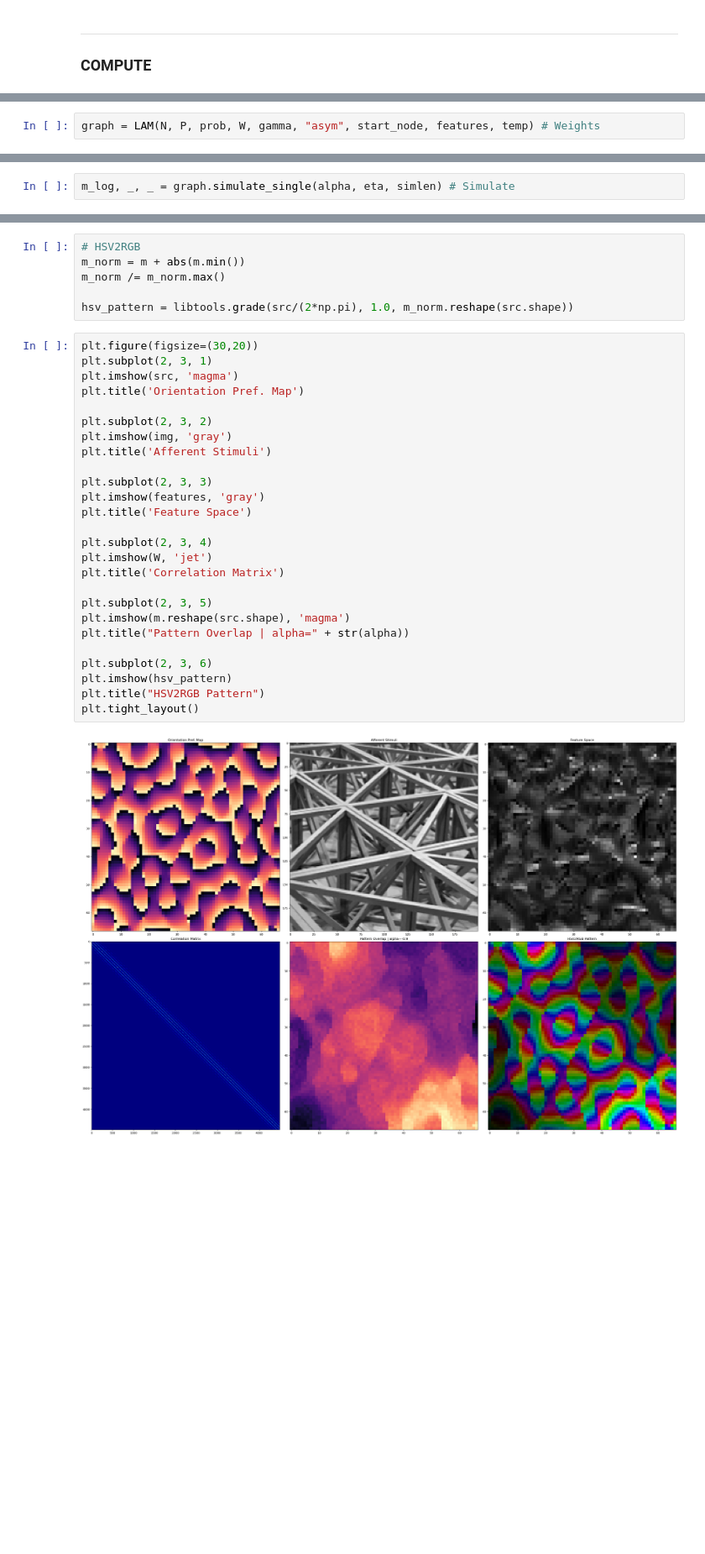
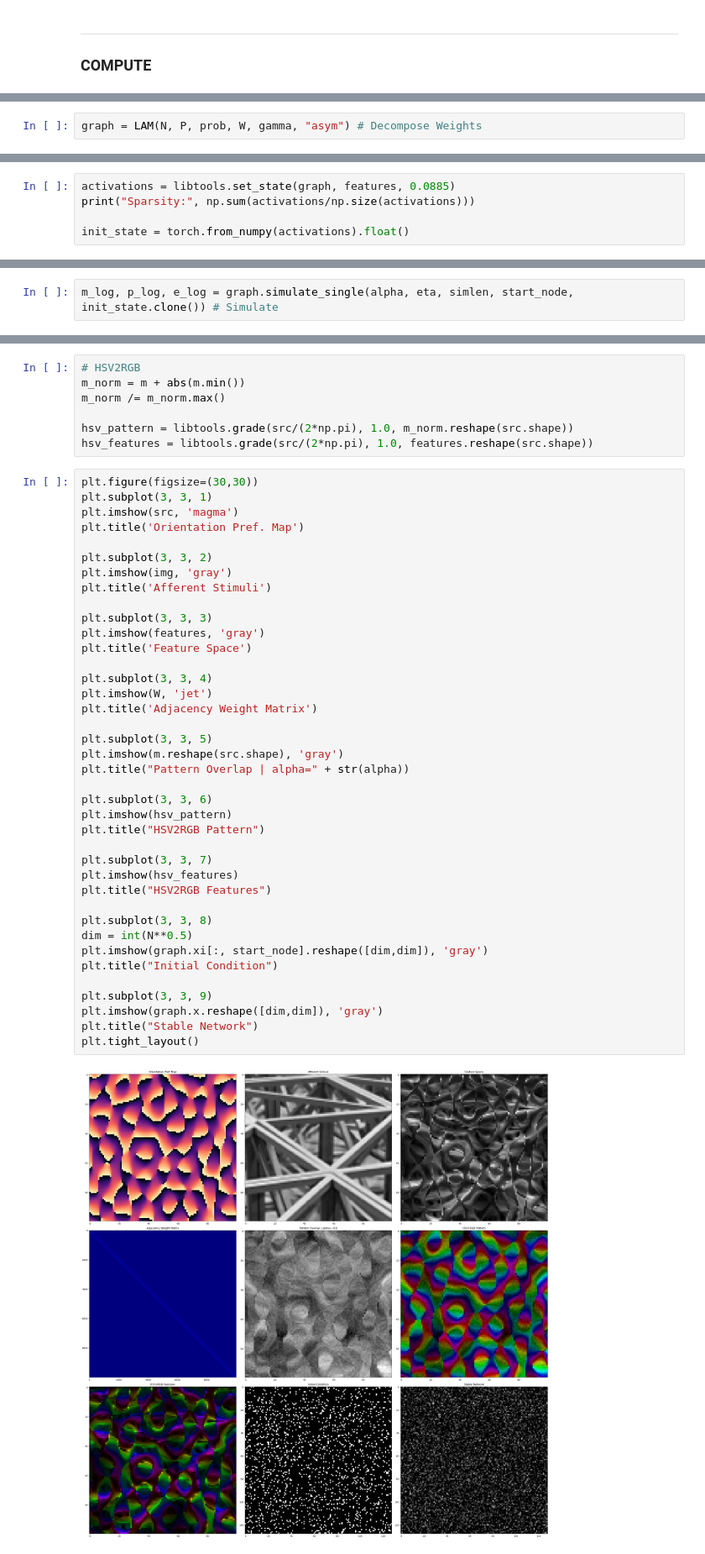
Before and after one commit to epochlab/LAM, a Jupyter notebook: lab/build_tensor.ipynb, the cells around one changed output, grey strips where cells are left out. Shown at 84% size. Saved outputs shown, nothing was run; the diff lists cells and outputs as text; blank space fills up the shorter version.

Commit message:
Update state procedure across all lab notebooks

```diff
--- a/lab/build_tensor.ipynb
+++ b/lab/build_tensor.ipynb
@@ -94,2 +157,2 @@ W = torch.from_numpy(W).float()
 # %%
-graph = LAM(N, P, prob, W, gamma, "asym", start_node, features, temp) # Weights
+graph = LAM(N, P, prob, W, gamma, "asym") # Decompose Weights
@@ -98,0 +159,5 @@ Sparsity: tensor(0.1044)
+# %%
+activations = libtools.set_state(graph, features, 0.0885)
+print("Sparsity:", np.sum(activations/np.size(activations)))
+
+init_state = torch.from_numpy(activations).float()
@@ -99,2 +166,2 @@ Sparsity: tensor(0.1044)
 # %%
-m_log, _, _ = graph.simulate_single(alpha, eta, simlen) # Simulate
+m_log, p_log, e_log = graph.simulate_single(alpha, eta, simlen, start_node, init_state.clone()) # Simulate
@@ -118,31 +187,45 @@ m_norm = m + abs(m.min())
 m_norm /= m_norm.max()
 
 hsv_pattern = libtools.grade(src/(2*np.pi), 1.0, m_norm.reshape(src.shape))
+hsv_features = libtools.grade(src/(2*np.pi), 1.0, features.reshape(src.shape))
 # %%
-plt.figure(figsize=(30,20))
-plt.subplot(2, 3, 1)
+plt.figure(figsize=(30,30))
+plt.subplot(3, 3, 1)
 plt.imshow(src, 'magma')
 plt.title('Orientation Pref. Map')
 
-plt.subplot(2, 3, 2)
+plt.subplot(3, 3, 2)
 plt.imshow(img, 'gray')
 plt.title('Afferent Stimuli')
 
-plt.subplot(2, 3, 3)
+plt.subplot(3, 3, 3)
 plt.imshow(features, 'gray')
 plt.title('Feature Space')
 
-plt.subplot(2, 3, 4)
+plt.subplot(3, 3, 4)
 plt.imshow(W, 'jet')
-plt.title('Correlation Matrix')
+plt.title('Adjacency Weight Matrix')
 
-plt.subplot(2, 3, 5)
-plt.imshow(m.reshape(src.shape), 'magma')
+plt.subplot(3, 3, 5)
+plt.imshow(m.reshape(src.shape), 'gray')
 plt.title("Pattern Overlap | alpha=" + str(alpha))
 
-plt.subplot(2, 3, 6)
+plt.subplot(3, 3, 6)
 plt.imshow(hsv_pattern)
 plt.title("HSV2RGB Pattern")
+
+plt.subplot(3, 3, 7)
+plt.imshow(hsv_features)
+plt.title("HSV2RGB Features")
+
+plt.subplot(3, 3, 8)
+dim = int(N**0.5)
+plt.imshow(graph.xi[:, start_node].reshape([dim,dim]), 'gray')
+plt.title("Initial Condition")
+
+plt.subplot(3, 3, 9)
+plt.imshow(graph.x.reshape([dim,dim]), 'gray')
+plt.title("Stable Network")
 plt.tight_layout()
 # %% [output]
-[figure, old version]
+[figure, new version]
```
Also changed, not shown: parts of 22 cells of this notebook, 5 other files.
